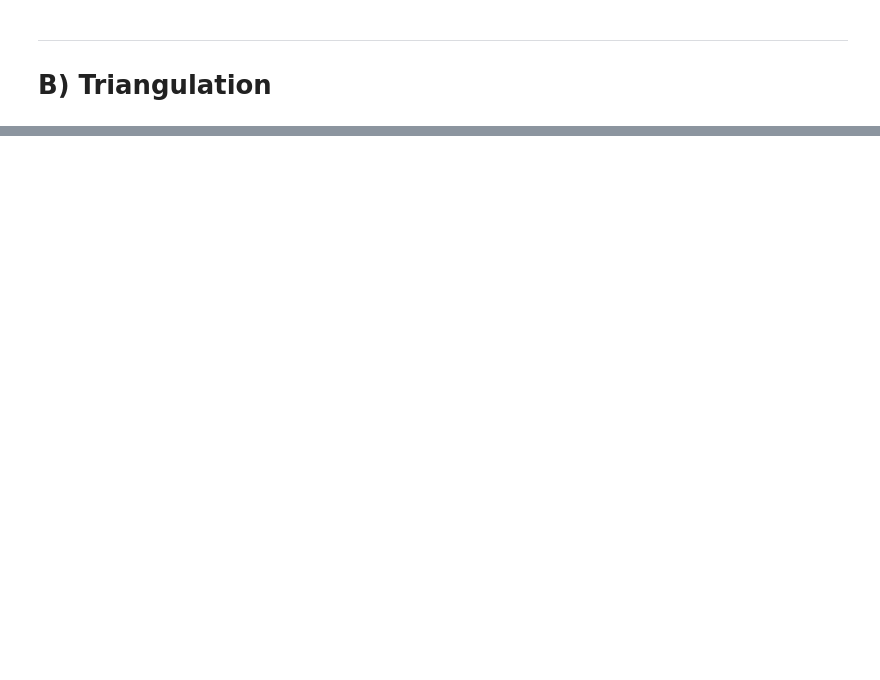
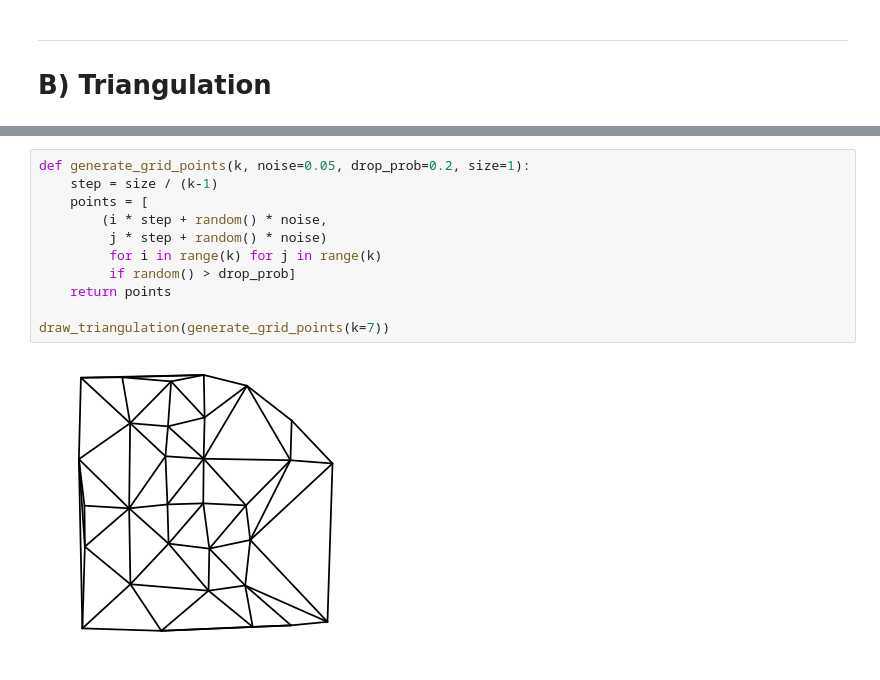
Before and after one commit to effa/iv122, a Jupyter notebook: 05-geometric-algorithms.ipynb, the cells around one changed output, grey strips where cells are left out. Drawn from its saved outputs; the diff is of its cells as text; blank space fills up the shorter version.

```diff
--- a/05-geometric-algorithms.ipynb
+++ b/05-geometric-algorithms.ipynb
@@ -118,0 +114,13 @@ draw_triangulation(generate_random_points(4))
+# %%
+def generate_grid_points(k, noise=0.05, drop_prob=0.2, size=1):
+    step = size / (k-1)
+    points = [
+        (i * step + random() * noise,
+         j * step + random() * noise)
+         for i in range(k) for j in range(k)
+         if random() > drop_prob]
+    return points
+
+draw_triangulation(generate_grid_points(k=7))
+# %% [output]
+[figure, added]
```
Also changed, not shown: parts of 10 cells of this notebook, 1 other file.
